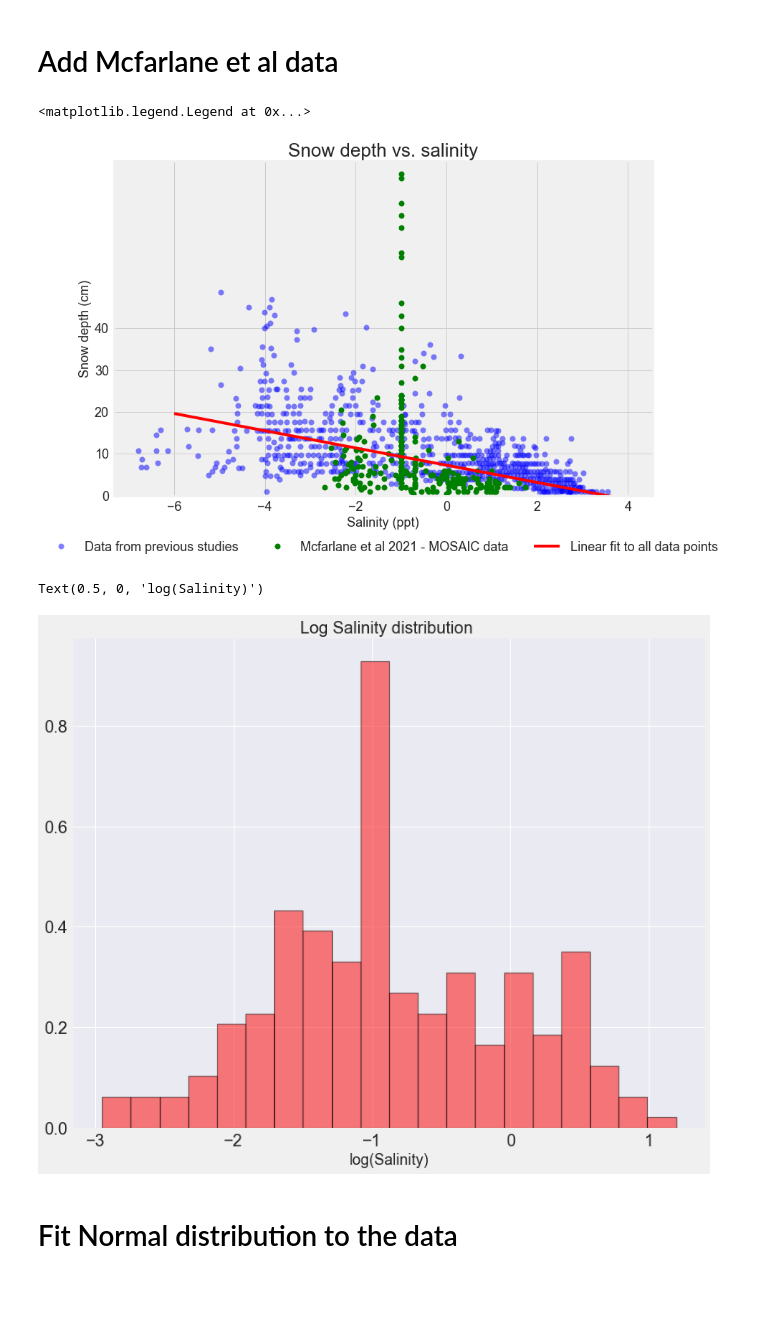
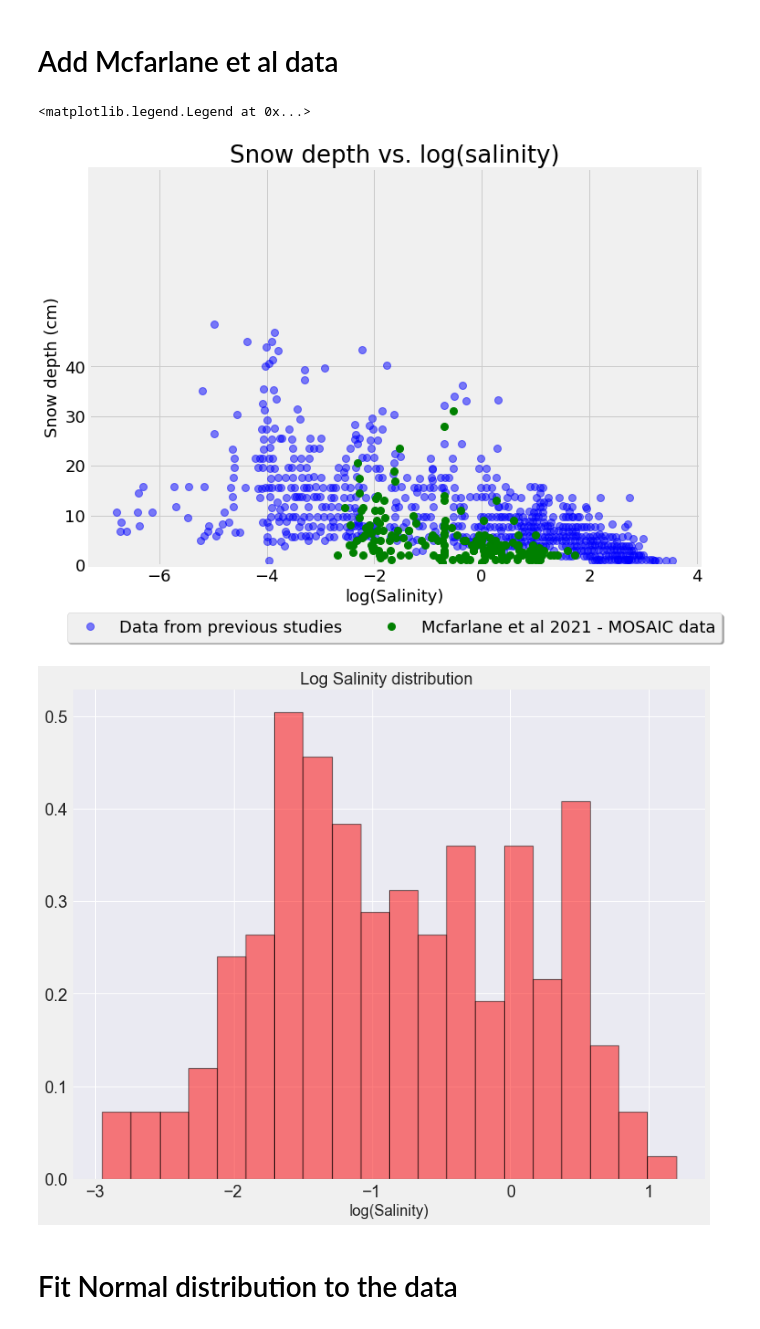
Before and after one commit to bazilsky/jupyter_local, a Jupyter notebook: netcdf/confer_salinity_3.ipynb, the cells around one changed output. Drawn from its saved outputs; the diff is of its cells as text; code cells hidden in the pictures; blank space fills up the shorter version.

Commit message:
salinty_snow_depth

```diff
--- a/netcdf/confer_salinity_3.ipynb
+++ b/netcdf/confer_salinity_3.ipynb
@@ -21,12 +23,12 @@ salinity_new = new_data[new_data.columns[13]].values
 # output names of all headers of pandas dataframe
 depth_new = new_data[new_data.columns[6]].values * 100
 
-flag1 = salinity_new != np.nan
-flag2 = depth_new != np.nan
+#flag1 = salinity_new != np.nan
+#flag2 = depth_new != np.nan
 
-flag_new = flag1 & flag2
-depth_new = depth_new[flag_new]
-salinity_new = salinity_new[flag_new]
+#flag_new = flag1 & flag2
+#depth_new = depth_new[flag_new]
+#salinity_new = salinity_new[flag_new]
 
 #new_flag = (depth_new > 0) & (salinity_new!=0.1)
 #depth_new = depth_new[new_flag]
@@ -35,8 +37,9 @@ salinity_new = salinity_new[flag_new]
 flag1 = salinity_new != 0
 flag2 = depth_new != np.nan
 flag3 = depth_new >0
+flag4 = salinity_new != 0.1
 
-flag_new = flag1 & flag2 & flag3
+flag_new = flag1 & flag2 & flag3 & flag4
 depth_new = depth_new[flag_new]
 salinity_new = salinity_new[flag_new]
 
@@ -53,35 +56,35 @@ all_sp_20 = all_sp[flag_20cm]
 # %%
 #plt.plot(confer_sp, confer_sd, 'grey','o')
 # rewrite the ablve line  with grey dots
 plt.figure(figsize = (12, 8))
 plt.style.use('fivethirtyeight')
 #plt.plot(confer_sp, confer_sd, 'b.', markersize=16, alpha=0.5,label = 'Data from previous studies')
 plt.plot(np.log(confer_sp), confer_sd, 'b.', markersize=16, alpha=0.5,label = 'Data from previous studies')
 plt.plot(np.log10(salinity_new),depth_new,'g.',markersize = 16, label = 'Mcfarlane et al 2021 - MOSAIC data')
 
 # calculate linear fit to all data points
 z = np.polyfit(np.log10(all_sp_20), all_sd_20, 1)
 p = np.poly1d(z)
 
 log_sp_fine = np.linspace(-6,4,100)
 #plt.plot(np.log10(all_sp),p(np.log10(all_sp)),'r-', label = 'Linear fit to all data points')
-plt.plot(log_sp_fine,p(log_sp_fine),'r-', label = 'Linear fit to all data points')
+#plt.plot(log_sp_fine,p(log_sp_fine),'r-', label = 'Linear fit to all data points')
 
 
 # set x axis to log scale
 #plt.xscale('log')
 plt.ylim(0, 80)
 plt.yticks(np.arange(0, 50, 10), fontsize = 18)
 plt.xticks(fontsize = 18)
-plt.xlabel('Salinity (ppt)', fontsize = 18)
+plt.xlabel('log(Salinity)', fontsize = 18)
 plt.ylabel('Snow depth (cm)', fontsize = 18)
-plt.title('Snow depth vs. salinity', fontsize = 26)
+plt.title('Snow depth vs. log(salinity)', fontsize = 26)
 plt.grid(True)
 # add legend to the bottom of the plot below the x axis and xlabel
 plt.legend(loc='upper center', bbox_to_anchor=(0.5, -0.1), fancybox=True, shadow=True, ncol=5, fontsize = 18)
 # %% [output]
 <matplotlib.legend.Legend at 0x...>
-[figure, old version]
+[figure, new version]
 # %%
 # histogram plot of snowdepth on y axis and salinity on x axis
 flag = (all_sd>10) & (all_sd<20)
@@ -95,9 +98,12 @@ plt.yticks(fontsize = 20)
 plt.title('Log Salinity distribution ',fontsize = 20)
 plt.xlabel('log(Salinity)',fontsize = 18)
 #plt.ylabel('Snow_depth, Z (cm)',fontsize = 18)
+
+# save allsp and allsd to csv file
+all_data = np.vstack((all_sp, all_sd)).T
+np.savetxt('all_data.csv', all_data, delimiter=',')
 # %% [output]
-Text(0.5, 0, 'log(Salinity)')
-[figure, old version]
+[figure, new version]
 # %% [markdown]
 # Fit Normal distribution to the data
 # %%
```
Also changed, not shown: parts of 12 cells of this notebook, 7 other files.
